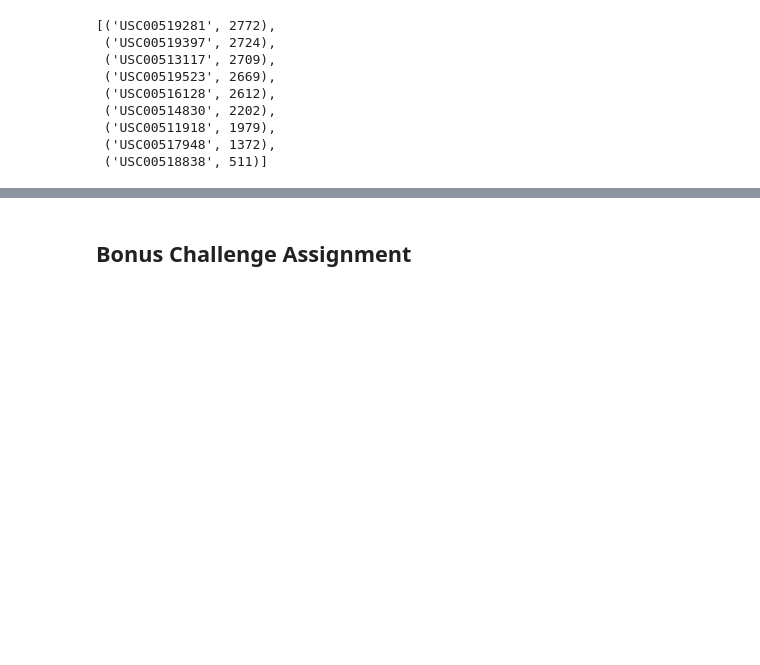
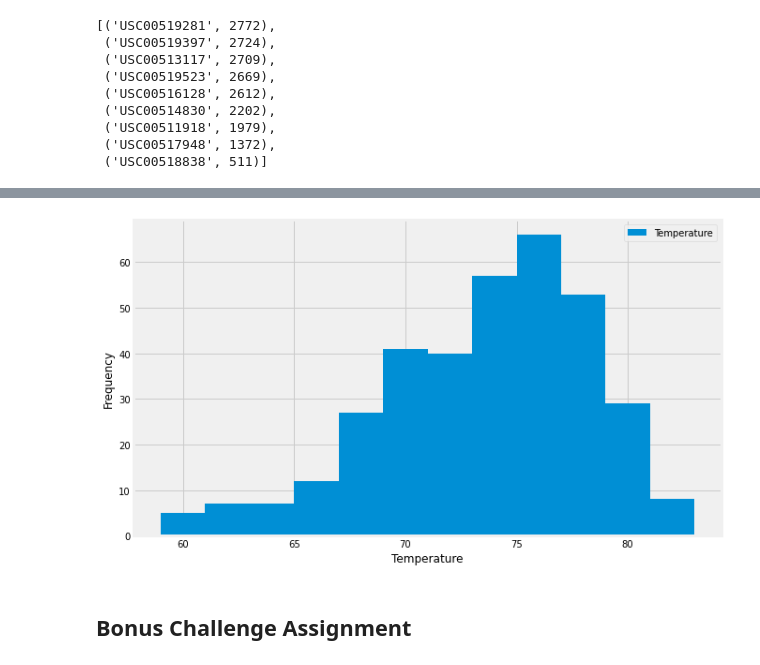
Before and after one commit to chronicJatt/sqlalchemy-challenge, a Jupyter notebook: climate_starter.ipynb, the cells around one changed output, grey strips where cells are left out. Saved outputs shown, nothing was run; the diff lists cells and outputs as text; code cells hidden in the pictures; blank space fills up the shorter version.

```diff
--- a/climate_starter.ipynb
+++ b/climate_starter.ipynb
@@ -130,6 +138,14 @@ Average: (71.66378066378067,)
 # %%
-# Choose the station with the highest number of temperature observations.
 # Query the last 12 months of temperature observation data for this station and plot the results as a histogram
+tobs_hist = session.query(Measurement.tobs).filter(Measurement.station == mostActive).filter(Measurement.date > "2016-08-22")
+tobs_hist_df = pd.DataFrame(tobs_hist, columns=['Temperature'])
+
+tobs_hist_df.plot.hist(bins=12, figsize=(10,6.2))
+plt.xlabel('Temperature')
+plt.ylabel('Frequency')
+plt.show()
+# %% [output]
+[figure, added]
 # %% [markdown]
 ## Bonus Challenge Assignment
 # %%
```
Also changed, not shown: parts of 6 cells of this notebook, 1 other file.
